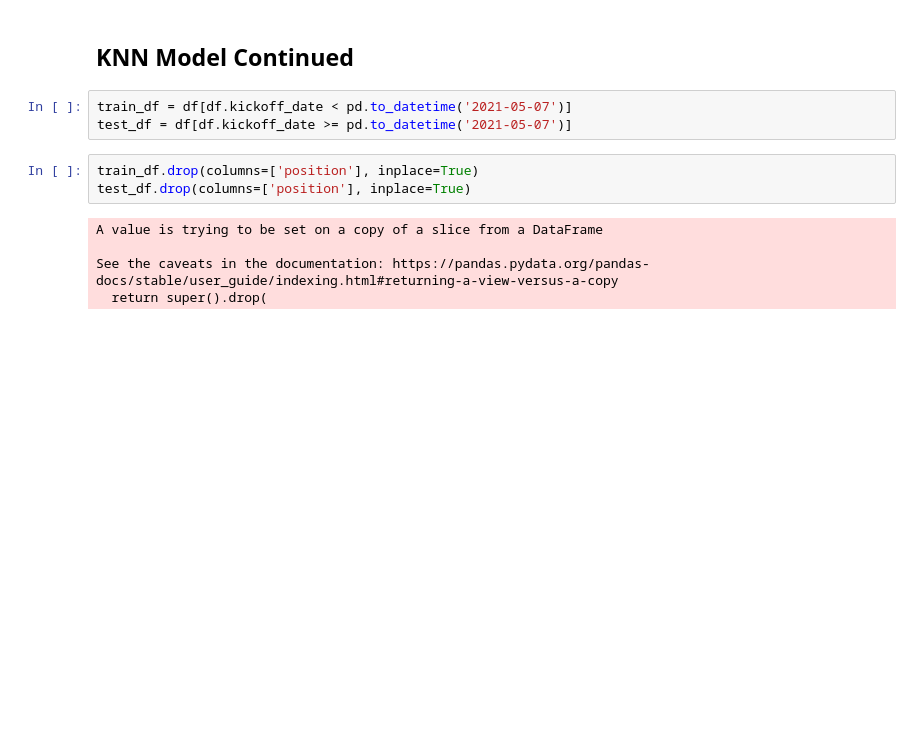
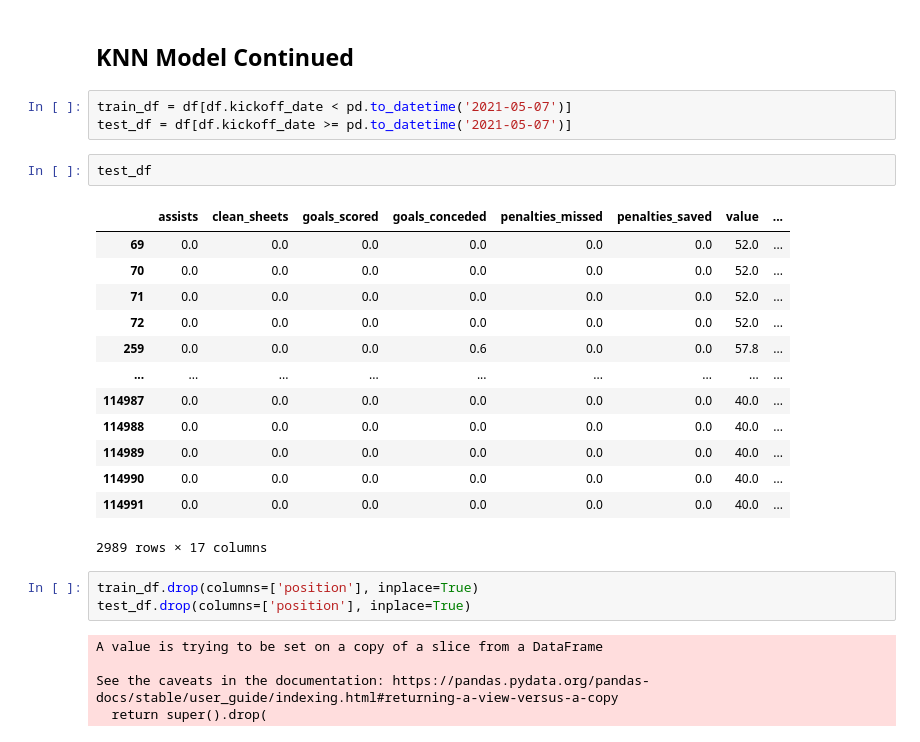
Before and after one commit to 1kruidenp/fflpred, a Jupyter notebook: notebooks/thal's notebook.ipynb, the cells around one changed output. Drawn from its saved outputs; the diff is of its cells as text; blank space fills up the shorter version.

```diff
--- a/notebooks/thal's notebook.ipynb
+++ b/notebooks/thal's notebook.ipynb
@@ -862,6 +860,22 @@ plt.scatter(y_test, y_pred)
 # %%
 train_df = df[df.kickoff_date < pd.to_datetime('2021-05-07')]
 test_df = df[df.kickoff_date >= pd.to_datetime('2021-05-07')]
+# %%
+test_df
+# %% [output]
+|  | assists | clean_sheets | goals_scored | goals_conceded | penalties_missed | penalties_saved | value | ... |
+| 69 | 0.0 | 0.0 | 0.0 | 0.0 | 0.0 | 0.0 | 52.0 | ... |
+| 70 | 0.0 | 0.0 | 0.0 | 0.0 | 0.0 | 0.0 | 52.0 | ... |
+| 71 | 0.0 | 0.0 | 0.0 | 0.0 | 0.0 | 0.0 | 52.0 | ... |
+| 72 | 0.0 | 0.0 | 0.0 | 0.0 | 0.0 | 0.0 | 52.0 | ... |
+| 259 | 0.0 | 0.0 | 0.0 | 0.6 | 0.0 | 0.0 | 57.8 | ... |
+| ... | ... | ... | ... | ... | ... | ... | ... | ... |
+| 114987 | 0.0 | 0.0 | 0.0 | 0.0 | 0.0 | 0.0 | 40.0 | ... |
+| 114988 | 0.0 | 0.0 | 0.0 | 0.0 | 0.0 | 0.0 | 40.0 | ... |
+| 114989 | 0.0 | 0.0 | 0.0 | 0.0 | 0.0 | 0.0 | 40.0 | ... |
+| 114990 | 0.0 | 0.0 | 0.0 | 0.0 | 0.0 | 0.0 | 40.0 | ... |
+| 114991 | 0.0 | 0.0 | 0.0 | 0.0 | 0.0 | 0.0 | 40.0 | ... |
+2989 rows × 17 columns
 # %%
 train_df.drop(columns=['position'], inplace=True)
 test_df.drop(columns=['position'], inplace=True)
```
Also changed, not shown: parts of 13 cells of this notebook, 1 other file.
